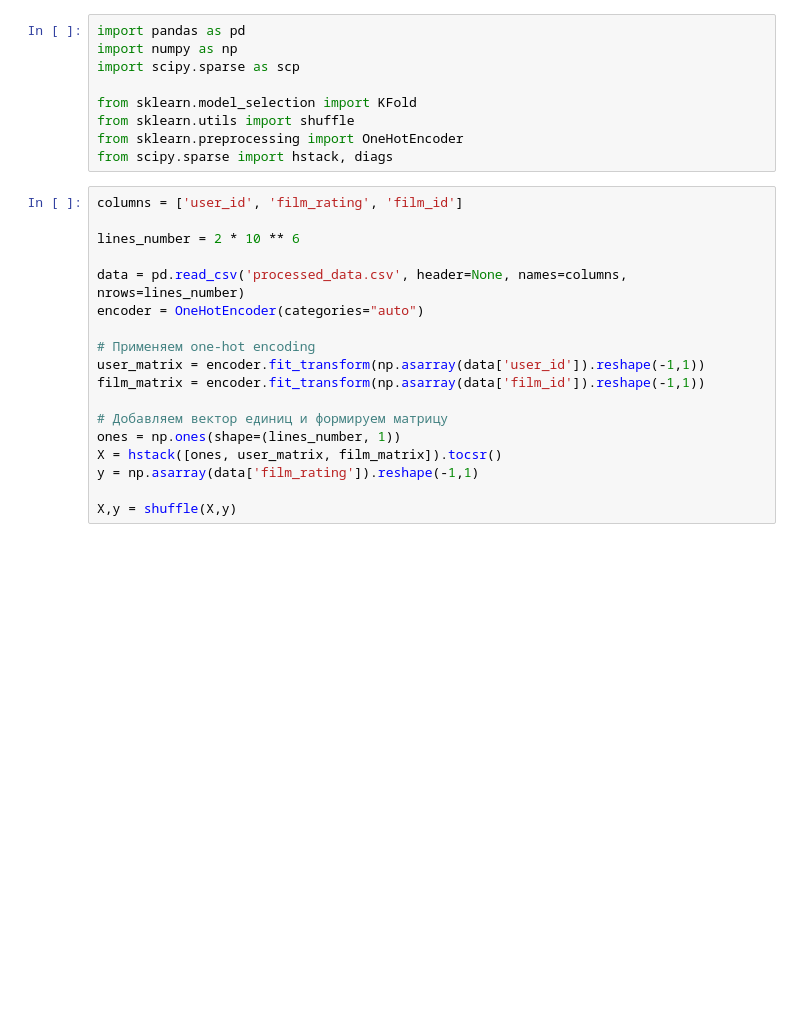
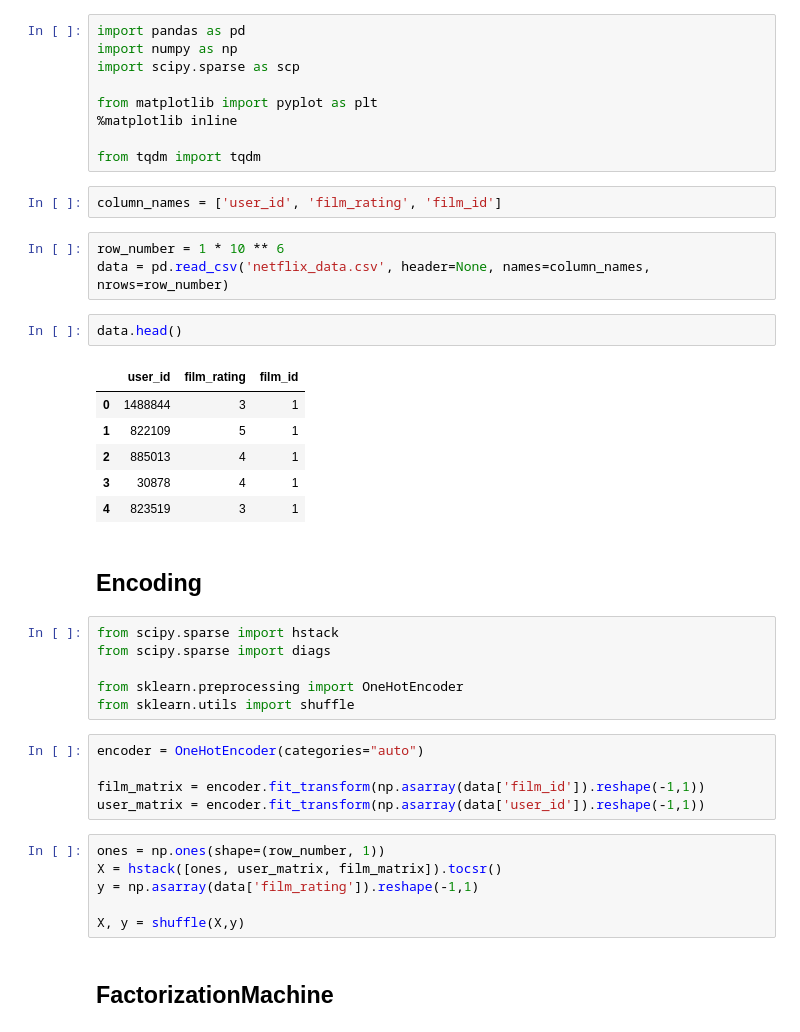
Before and after one commit to ilyazavadskij/ML_Course, a Jupyter notebook: Task_2/Task_2.ipynb, the cells around one changed output. Drawn from its saved outputs; the diff is of its cells as text; blank space fills up the shorter version.

```diff
--- a/Task_2/Task_2.ipynb
+++ b/Task_2/Task_2.ipynb
@@ -3,26 +3,43 @@ import pandas as pd
 import numpy as np
 import scipy.sparse as scp
 
-from sklearn.model_selection import KFold
-from sklearn.utils import shuffle
-from sklearn.preprocessing import OneHotEncoder
-from scipy.sparse import hstack, diags
+from matplotlib import pyplot as plt
+%matplotlib inline
+
+from tqdm import tqdm
-# %%
-columns = ['user_id', 'film_rating', 'film_id']
-
-lines_number = 2 * 10 ** 6
-
-data = pd.read_csv('processed_data.csv', header=None, names=columns, nrows=lines_number)
-encoder = OneHotEncoder(categories="auto")
-
-# Применяем one-hot encoding
-user_matrix = encoder.fit_transform(np.asarray(data['user_id']).reshape(-1,1))
-film_matrix = encoder.fit_transform(np.asarray(data['film_id']).reshape(-1,1))
-
-# Добавляем вектор единиц и формируем матрицу
-ones = np.ones(shape=(lines_number, 1))
-X = hstack([ones, user_matrix, film_matrix]).tocsr()
-y = np.asarray(data['film_rating']).reshape(-1,1)
-
-X,y = shuffle(X,y)
+# %%
+column_names = ['user_id', 'film_rating', 'film_id']
+# %%
+row_number = 1 * 10 ** 6
+data = pd.read_csv('netflix_data.csv', header=None, names=column_names, nrows=row_number)
+# %%
+data.head()
+# %% [output]
+|  | user_id | film_rating | film_id |
+| 0 | 1488844 | 3 | 1 |
+| 1 | 822109 | 5 | 1 |
+| 2 | 885013 | 4 | 1 |
+| 3 | 30878 | 4 | 1 |
+| 4 | 823519 | 3 | 1 |
+# %% [markdown]
+## Encoding
+# %%
+from scipy.sparse import hstack
+from scipy.sparse import diags
+
+from sklearn.preprocessing import OneHotEncoder
+from sklearn.utils import shuffle
+# %%
+encoder = OneHotEncoder(categories="auto")
+
+film_matrix = encoder.fit_transform(np.asarray(data['film_id']).reshape(-1,1))
+user_matrix = encoder.fit_transform(np.asarray(data['user_id']).reshape(-1,1))
+# %%
+ones = np.ones(shape=(row_number, 1))
+X = hstack([ones, user_matrix, film_matrix]).tocsr()
+y = np.asarray(data['film_rating']).reshape(-1,1)
+
+X, y = shuffle(X,y)
+# %% [markdown]
+## FactorizationMachine
 # %%
```
Also changed, not shown: parts of 20 cells of this notebook.
